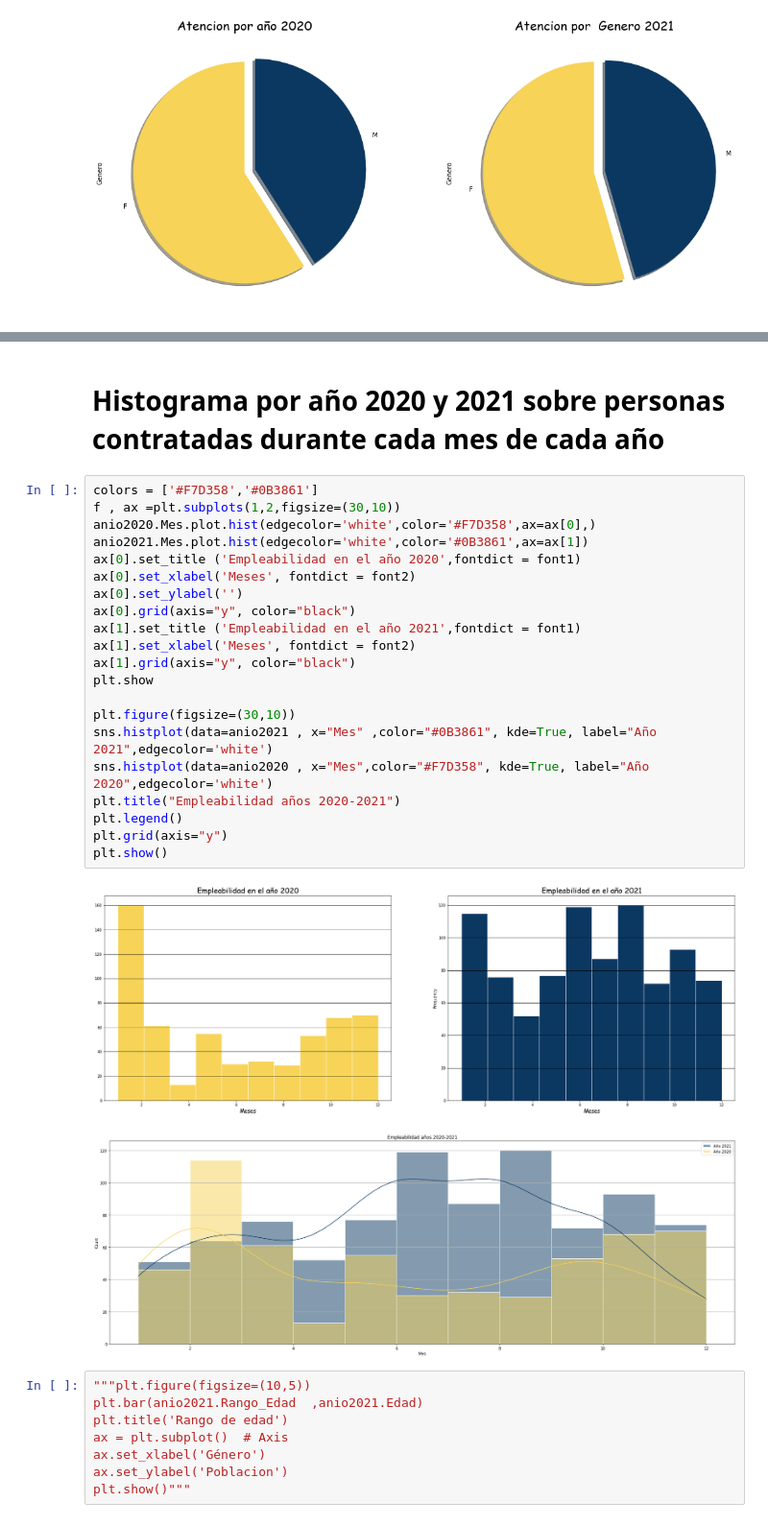
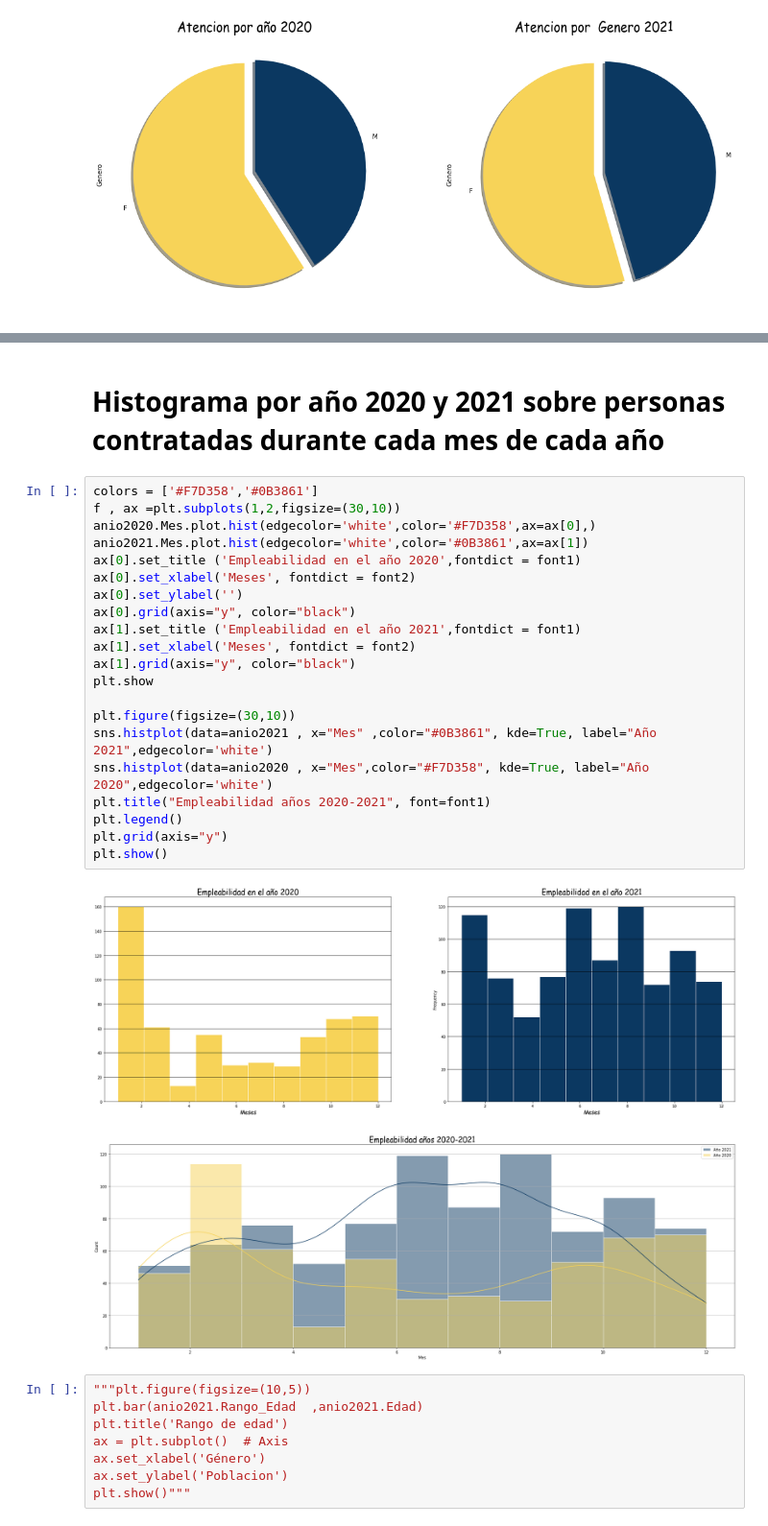
Before and after one commit to SaukB/Analisis, a Jupyter notebook: Material/Proyecto.ipynb, the cells around one changed output, grey strips where cells are left out. Shown at 96% size. Saved outputs shown, nothing was run; the diff lists cells and outputs as text.

```diff
--- a/Material/Proyecto.ipynb
+++ b/Material/Proyecto.ipynb
@@ -205,29 +208,29 @@ plt.show()
-# %% [markdown]
-# Histograma por año 2020 y 2021 sobre personas contratadas durante cada mes de cada año
+# %% [markdown]
+# Histograma por año 2020 y 2021 sobre personas contratadas durante cada mes de cada año
 # %%
 colors = ['#F7D358','#0B3861']
 f , ax =plt.subplots(1,2,figsize=(30,10))
 anio2020.Mes.plot.hist(edgecolor='white',color='#F7D358',ax=ax[0],)
 anio2021.Mes.plot.hist(edgecolor='white',color='#0B3861',ax=ax[1])
 ax[0].set_title ('Empleabilidad en el año 2020',fontdict = font1)
 ax[0].set_xlabel('Meses', fontdict = font2)
 ax[0].set_ylabel('')
 ax[0].grid(axis="y", color="black")
 ax[1].set_title ('Empleabilidad en el año 2021',fontdict = font1)
 ax[1].set_xlabel('Meses', fontdict = font2)
 ax[1].grid(axis="y", color="black")
 plt.show
 
 plt.figure(figsize=(30,10))
 sns.histplot(data=anio2021 , x="Mes" ,color="#0B3861", kde=True, label="Año 2021",edgecolor='white')
 sns.histplot(data=anio2020 , x="Mes",color="#F7D358", kde=True, label="Año 2020",edgecolor='white')
-plt.title("Empleabilidad años 2020-2021")
+plt.title("Empleabilidad años 2020-2021", font=font1)
 plt.legend()
 plt.grid(axis="y")
 plt.show()
 # %% [output]
 [figure]
-[figure, old version]
+[figure, new version]
 # %%
 """plt.figure(figsize=(10,5))
 plt.bar(anio2021.Rango_Edad  ,anio2021.Edad)
```
Also changed, not shown: parts of 3 cells of this notebook.
